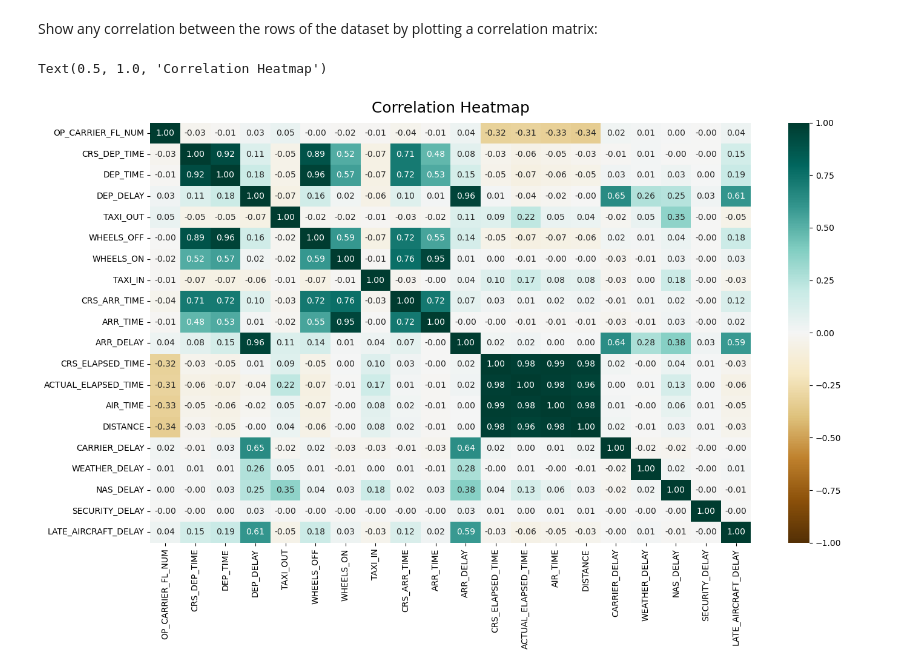
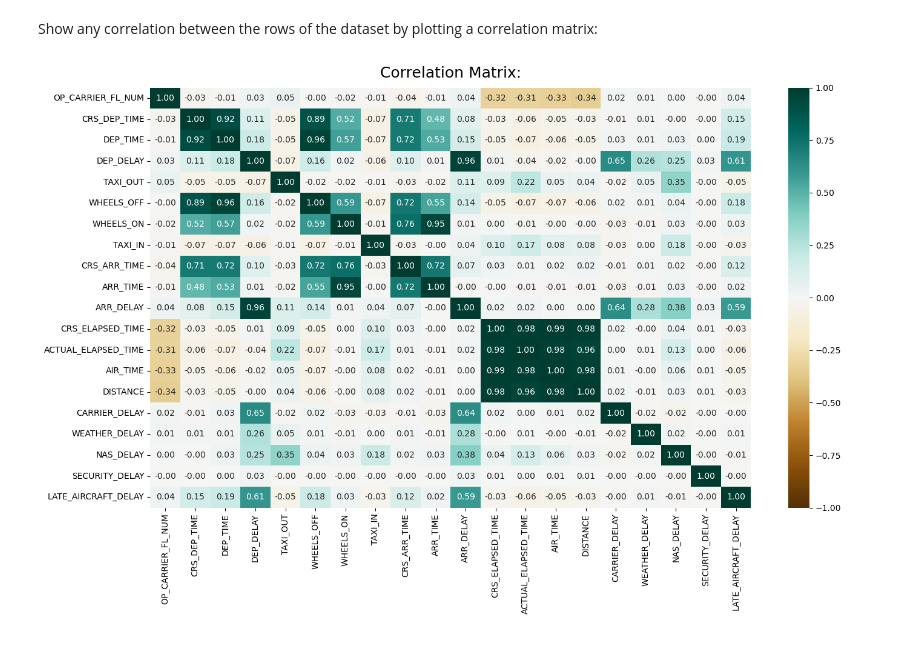
Before and after one commit to misterpsmith/wgu-d195, a Jupyter notebook: flight-delay-causes.ipynb, the cells around one changed output. Saved outputs shown, nothing was run; the diff lists cells and outputs as text; code cells hidden in the pictures.

```diff
--- a/flight-delay-causes.ipynb
+++ b/flight-delay-causes.ipynb
@@ -567,10 +567,10 @@ Show any correlation between the rows of the dataset by plotting a correlation m
 # %%
 # Display a correlation matrix between the rows of the dataset.
 correlation_matrix = flights.corr()
 
 plot.figure(figsize = (16, 9))
 heatmap = sb.heatmap(correlation_matrix, vmin = -1, vmax = 1, annot = True, fmt = '.2f', cmap = 'BrBG')
-heatmap.set_title('Correlation Heatmap', fontdict = {'fontsize': 18}, pad = 12)
+heatmap.set_title('Correlation Matrix:', fontdict = {'fontsize': 18}, pad = 12)
+plot.show()
 # %% [output]
-Text(0.5, 1.0, 'Correlation Heatmap')
-[figure, old version]
+[figure, new version]
```
Also changed, not shown: parts of 82 cells of this notebook.
